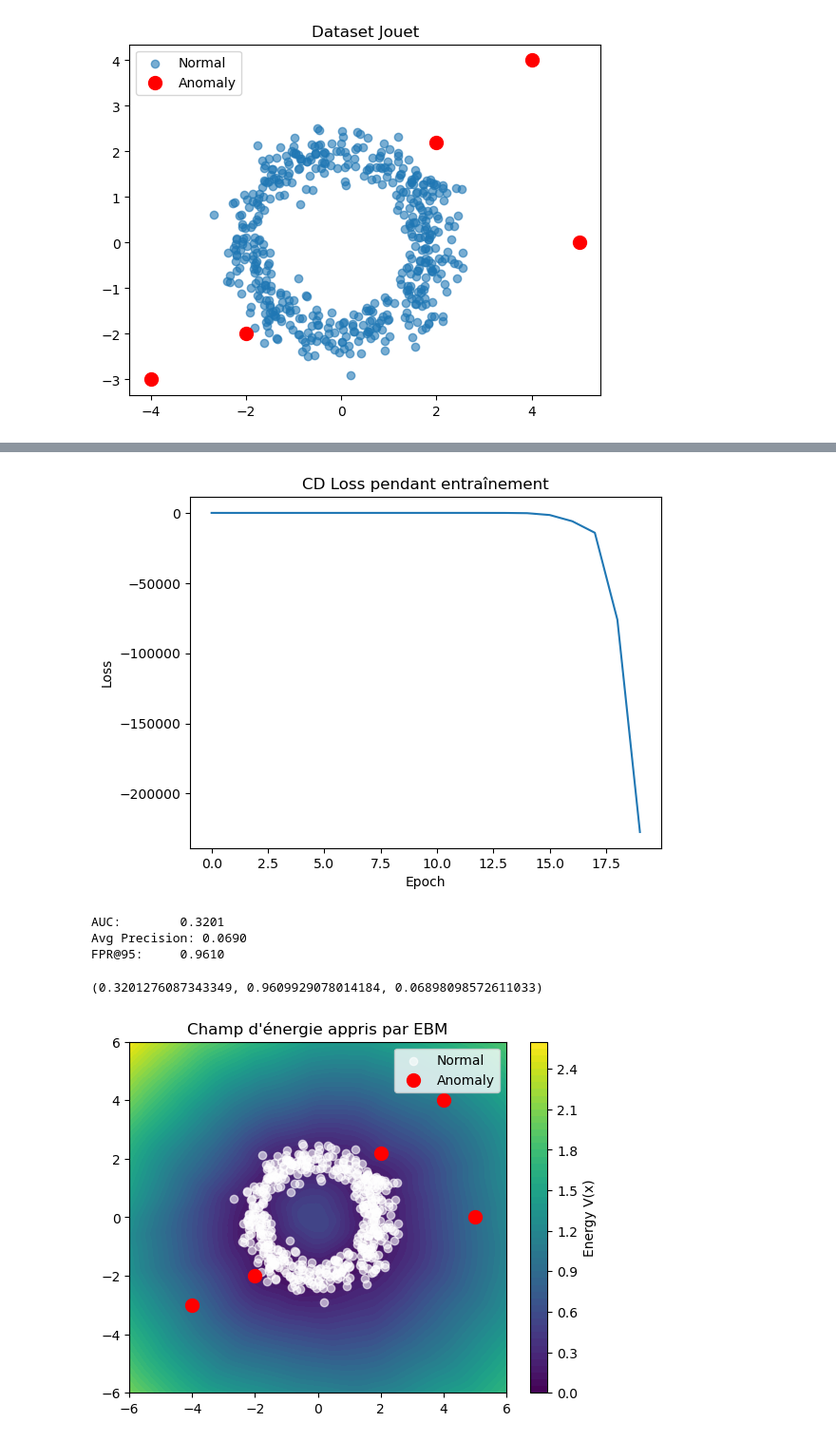
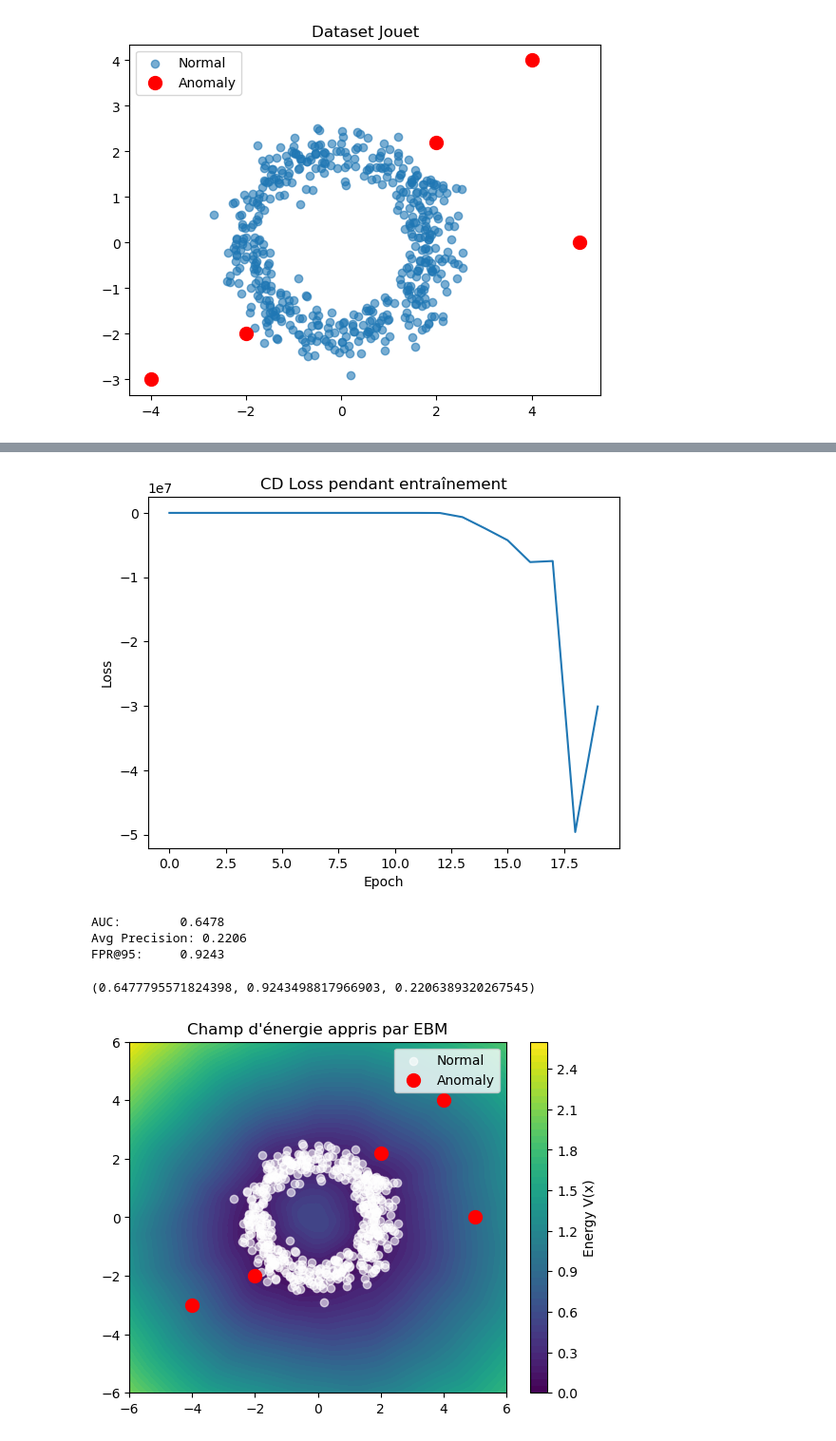
Before and after one commit to AmineYK/Textual-Anomaly-Detection-Framework, a Jupyter notebook: Anomaly Detection Framework/fm_dissect.ipynb, the cells around one changed output, grey strips where cells are left out. Shown at 95% size. Saved outputs shown, nothing was run; the diff lists cells and outputs as text; code cells hidden in the pictures.

Commit message:
continue disecting FM models

```diff
--- a/Anomaly Detection Framework/fm_dissect.ipynb
+++ b/Anomaly Detection Framework/fm_dissect.ipynb
@@ -195,12 +197,12 @@ class FlowMatchingTrainer():
 # %% [markdown]
 ## Data
 # %%
-inlier_topic = 'religion'
+inlier_topic = 'computer'
 dataset_name = '20newsgroups'
 type_tac = 'ruff'
 anomaly_rate = 0.1
 save_dir = "/home/2017025/ayouce01/Textual-Anomaly-Detection-Framework/Anomaly Detection Framework/Data"
-n_run = 3
+n_run = 2
 
 data_train = load_data_inlier(dataset_name, inlier_topic, save_dir, is_infec=False, is_cvdd=True)
 data_test = load_data_test(dataset_name, inlier_topic, n_run, save_dir, is_cvdd=True)
@@ -2673,22 +2679,0 @@ scores
-# %%
-n_steps = 50
-
-# Trajectoires pour les inliers
-x_0_inlier = X_inlier.to(device)
-x_t = x_0_inlier.clone()
-delta_t = 1.0 / n_steps
-
-vel = []
-traj = []
-
-for i in range(n_steps):
-    t = torch.full((x_0_inlier.shape[0],), i * delta_t, device=device)
-    v = flowmodel(x_t, t)
-    x_t = x_t + v * delta_t
-
-    vel.append(v)
-    traj.append(x_t)
-
-x_1_inlier = x_t.cpu().detach().numpy()
-traj = torch.stack(traj)
-vel = torch.stack(vel)
@@ -2723,7 +2740,7 @@ class EBM(nn.Module):
     def forward(self, x):
         return self.net(x).squeeze(-1)
 
-model = EBM(3, 128).to(device)
+model = EBM(x_1_inlier.shape[1], 128).to(device)
 
 lr = 1e-3
 batch_size = 32
@@ -2743,7 +2760,6 @@ def langevin_samples(x_init, model, K=20, eta=0.1, eps=0.01):
     return x.detach()
 
 # data_loader = torch.utils.data.DataLoader(data, batch_size=batch_size, shuffle=True)
-x_1_inlier = Tensor(z_inlier).to(device)
 X_inlier_dl = DataLoader(TensorDataset(x_1_inlier), batch_size=batch_size, shuffle=True)
 
 loss_history = []
@@ -2775,4 +2791,4 @@ Epoch 0: CD loss = -6.8234
-[figure, old version]
+[figure, new version]
 # %%
 n_steps = 10
 
@@ -2812,10 +2828,10 @@ z_inlier = torch.stack(
 # %%
-ev.evaluation(y_test, model(z_inlier).cpu().detach().numpy())
+ev.evaluation(y_test, model(x_1_test).cpu().detach().numpy())
 # %% [output]
-AUC:        0.3201
-Avg Precision: 0.0690
-FPR@95:     0.9610
+AUC:        0.6478
+Avg Precision: 0.2206
+FPR@95:     0.9243
-(0.3201276087343349, 0.9609929078014184, 0.06898098572611033)
+(0.6477795571824398, 0.9243498817966903, 0.2206389320267545)
 # %%
 xx, yy = np.meshgrid(np.linspace(-6,6,100), np.linspace(-6,6,100))
 grid = torch.tensor(np.stack([xx.ravel(), yy.ravel()], axis=1), dtype=torch.float32)
```
Also changed, not shown: parts of 19 cells of this notebook, 2 other files.
